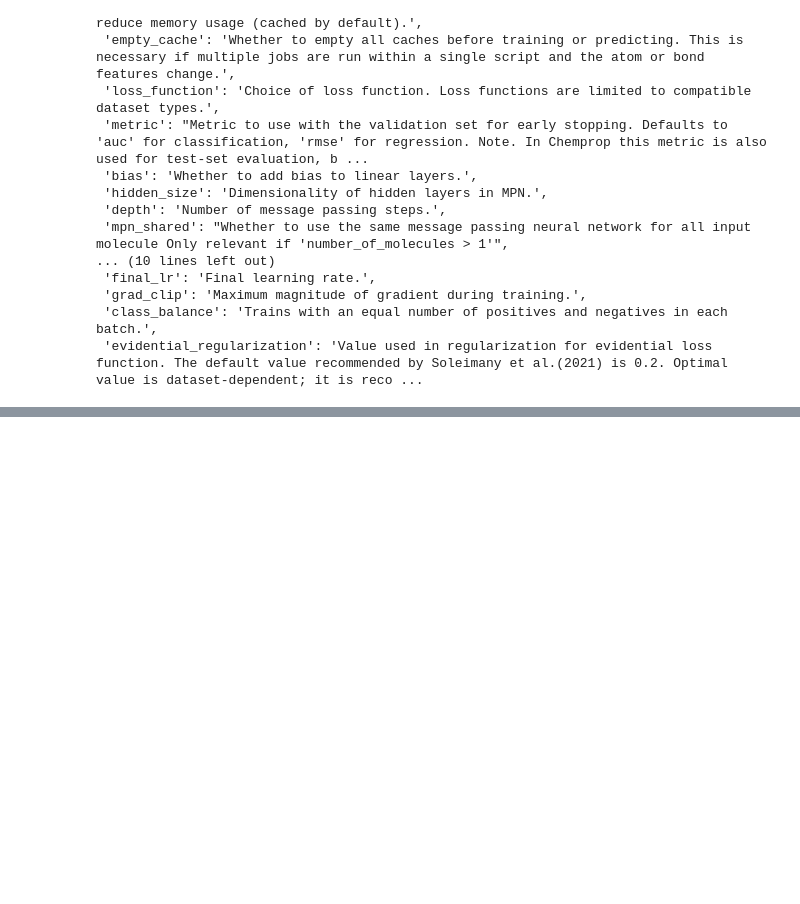
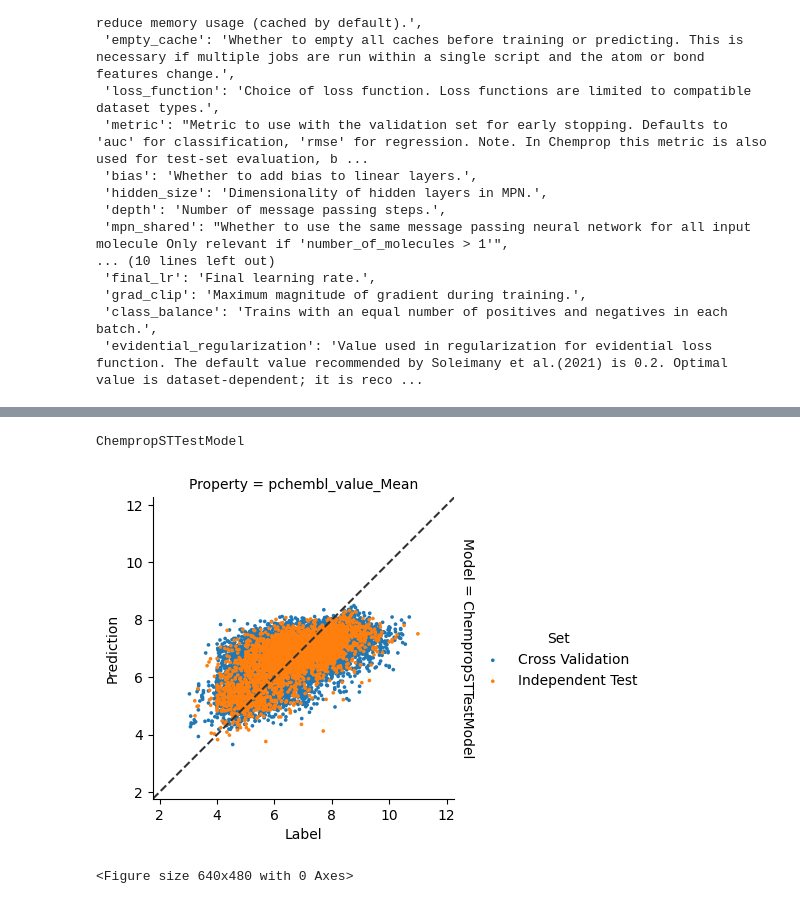
Before and after one commit to thijmenwroos/ppk, a Jupyter notebook: test_kin/chemprop_st.ipynb, the cells around one changed output, grey strips where cells are left out. Saved outputs shown, nothing was run; the diff lists cells and outputs as text; code cells hidden in the pictures; blank space fills up the shorter version.

Commit message:
first test chemprop st mt

```diff
--- a/test_kin/chemprop_st.ipynb
+++ b/test_kin/chemprop_st.ipynb
@@ -11,15 +11,15 @@ from qsprpred.data import QSPRDataset, RandomSplit
 from qsprpred.data.descriptors.fingerprints import MorganFP
 from qsprpred.data.descriptors.sets import SmilesDesc
 
-os.makedirs("/home/s2861704/ppk/test_kin/ChST_output/data", exist_ok=True)
+os.makedirs("/home/s2861704/ppk/test_kin/test_output/data", exist_ok=True)
 
-df=pd.read_csv('/home/s2861704/ppk/test_kin/prep_storage/test.csv', sep=',')
+df=pd.read_csv('/home/s2861704/ppk/test_kin/prep_storage/K200_EGFR_TEST.csv', sep=',')
 
 # Create dataset
 dataset = QSPRDataset(
     df=df,
-    store_dir="/home/s2861704/ppk/test_kin/ChST_output/data",
-    name="ChempropSTDataset",
+    store_dir="/home/s2861704/ppk/test_kin/test_output/data",
+    name="ChempropSTTestDataset",
     target_props=[{"name": "pchembl_value_Mean", "task": "REGRESSION"}],
     random_state=42
 )
@@ -68,10 +68,10 @@ Failed to patch pandas - PandasTools will have limited functionality
  'evidential_regularization': 'Value used in regularization for evidential loss function. The default value recommended by Soleimany et al.(2021) is 0.2. Optimal value is dataset-dependent; it is reco ...
 # %%
 # Create model
-os.makedirs("/home/s2861704/ppk/test_kin/ChST_output/models", exist_ok=True)
+os.makedirs("/home/s2861704/ppk/test_kin/test_output/models", exist_ok=True)
 model = ChempropModel(
-    base_dir='/home/s2861704/ppk/test_kin/ChST_output/models',
-    name='ChempropSTModel',
+    base_dir='/home/s2861704/ppk/test_kin/test_output/models',
+    name='ChempropSTTestModel',
     parameters={"epochs": 5},
     quiet_logger=False
 )
@@ -114,7 +113,11 @@ RuntimeError: DataLoader worker (pid(s) 170961) exited unexpectedly
 # %%
 from qsprpred.plotting.regression import CorrelationPlot
 
 plot = CorrelationPlot([model])
-axes, summary = plot.make(save=False, show=True)
+axes, summary = plot.make(save=False, show=True, out_path='/home/s2861704/ppk/test_kin/test_output/ChempropST.png')
+# %% [output]
+ChempropSTTestModel
+[figure, added]
+<Figure size 640x480 with 0 Axes>
 # %%
 summary
```
Also changed, not shown: parts of 3 cells of this notebook, 10 other files.
